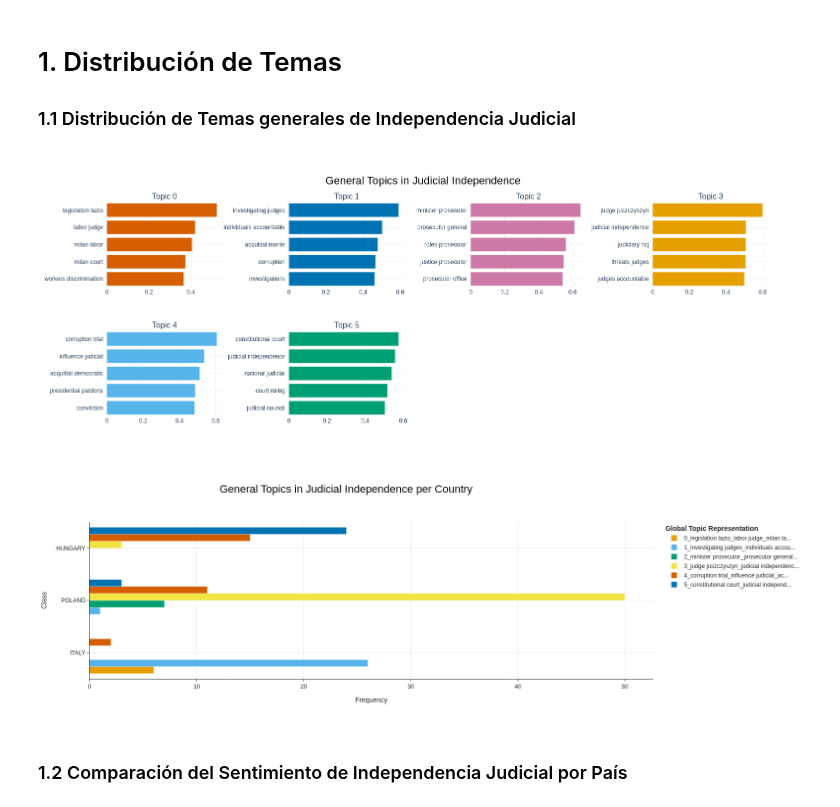
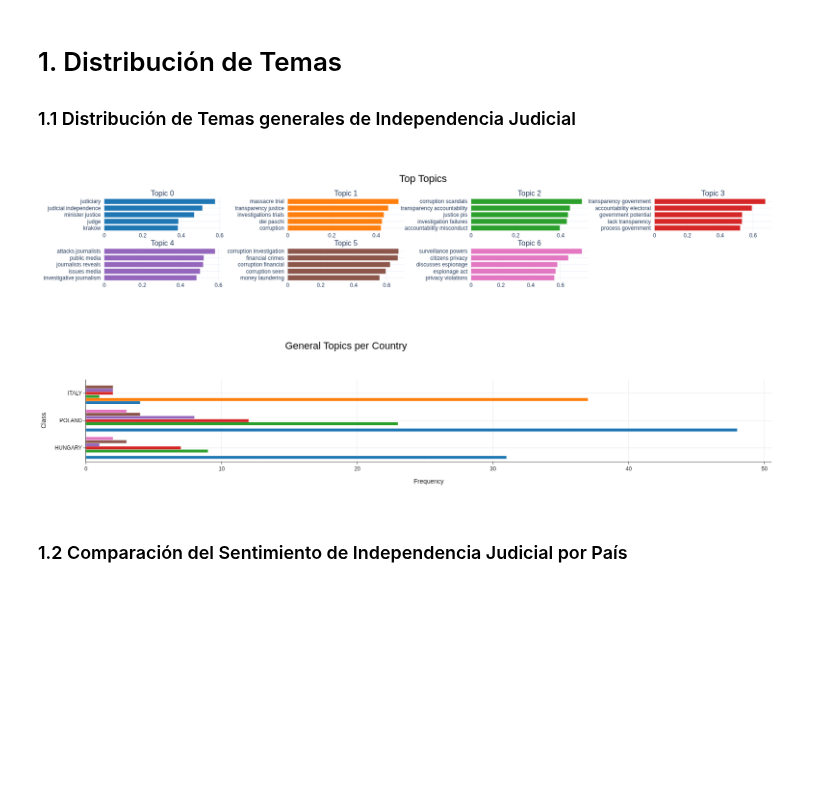
Before and after one commit to dataguirre/wjp-judicial-independence, a Jupyter notebook: notebooks/module3_visualization_and_analysis.ipynb, the cells around one changed output. Drawn from its saved outputs; the diff is of its cells as text; code cells hidden in the pictures; blank space fills up the shorter version.

```diff
--- a/notebooks/module3_visualization_and_analysis.ipynb
+++ b/notebooks/module3_visualization_and_analysis.ipynb
@@ -11,3 +1,25 @@ hf_logging.set_verbosity_error()
+# %%
+import pandas as pd
+import plotly.io as pio
+import polars as pl
+
+from wjp_judicial_independence.config import PATH_DATA_INTERIM
+from wjp_judicial_independence.analysis import compare_strategies
+from wjp_judicial_independence.plot import *
+
+MODULE3_CACHE = PATH_DATA_INTERIM / "module3"
+
+# Helpers para cargar figuras precargadas
+
+def load_figure(key: str):
+    """Load a pre-computed Plotly figure from JSON."""
+    path = MODULE3_CACHE / f"fig_{key}.json"
+    return pio.from_json(path.read_text())
+
+
+def load_tpc(cache_key: str) -> pd.DataFrame:
+    """Load a pre-computed topics_per_class DataFrame."""
+    return pd.read_parquet(MODULE3_CACHE / f"tpc_{cache_key}.parquet")
 # %% [markdown]
 # Visualización
 Los objetivos de este módulo son:
@@ -37,13 +46,13 @@ topic_model = BERTopic.load(PATH_DATA_INTERIM/f"module2/topic_modelling/bertopic
-# %%
-fig = topic_model.visualize_barchart(width=400, height=300, title="General Topics in Judicial Independence")
-fig.show()
-
-topics_per_class = topic_model.topics_per_class(df["event"], classes=df["country"])
-fig = topic_model.visualize_topics_per_class(topics_per_class, title="General Topics in Judicial Independence per Country", width=1200, height=500, normalize_frequency=False)
-fig.update_traces(visible=True)
-fig.show()
-# %% [output]
-[figure, removed]
-[figure, removed]
+# %%
+fig_bar_general = load_figure(f"bar_general_{MODULE1_STRATEGY}")
+fig_bar_general.update_layout(width=None, height=None)
+fig_bar_general.show()
+
+fig_tpc_country = load_figure(f"tpc_general_{MODULE1_STRATEGY}_country")
+fig_tpc_country.update_layout(width=None, height=None)
+fig_tpc_country.show()
+# %% [output]
+[figure, added]
+[figure, added]
 # %% [markdown]
 ### 1.2 Comparación del Sentimiento de Independencia Judicial por País
```
Also changed, not shown: parts of 16 cells of this notebook, 4 other files.
